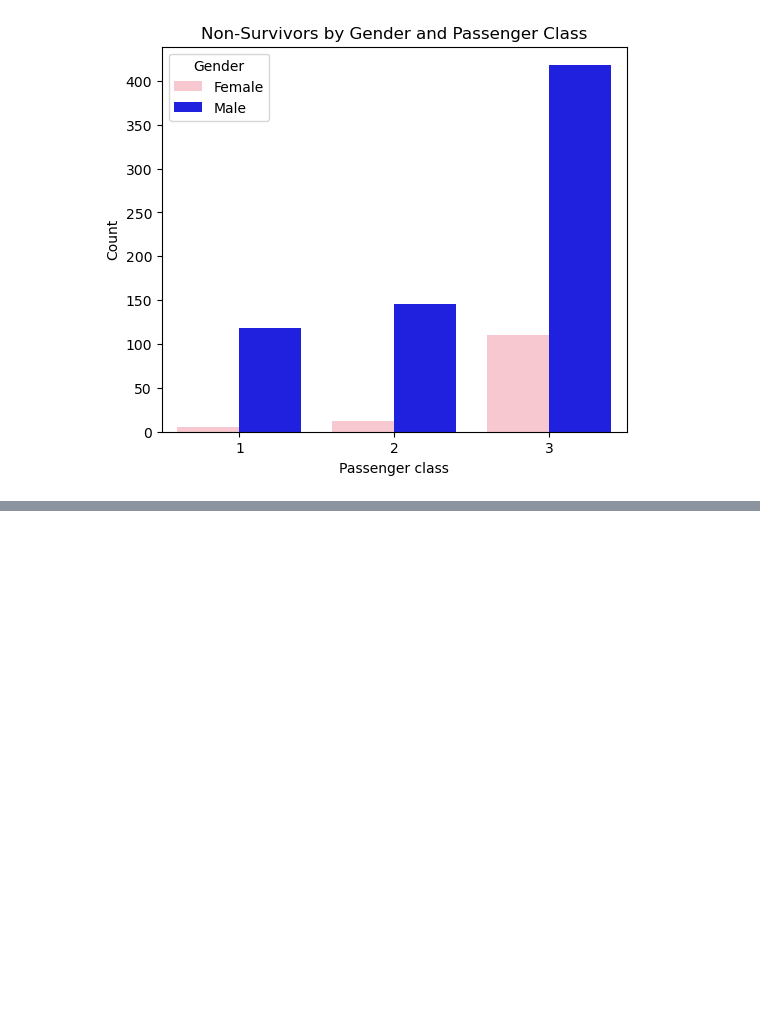
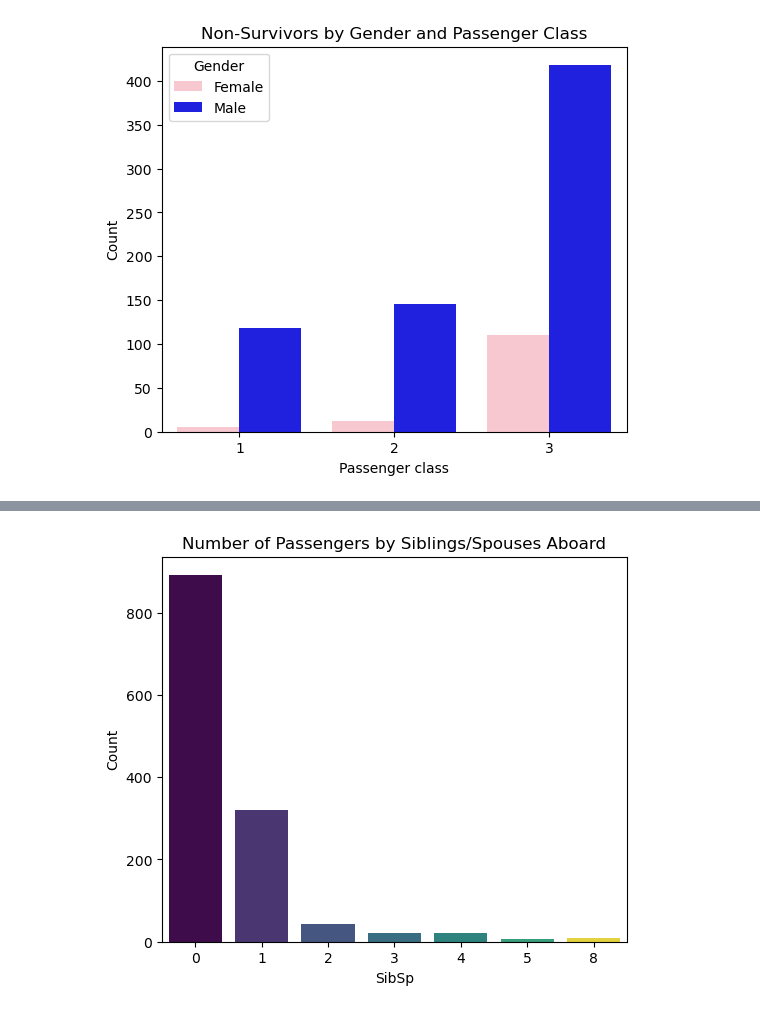
Before and after one commit to Lenida-Daniels/titanic-analysis-and-prediction, a Jupyter notebook: titanic_visualizations.ipynb, the cells around one changed output, grey strips where cells are left out. Saved outputs shown, nothing was run; the diff lists cells and outputs as text; code cells hidden in the pictures; blank space fills up the shorter version.

```diff
--- a/titanic_visualizations.ipynb
+++ b/titanic_visualizations.ipynb
@@ -198,0 +288,9 @@ plt.show()
+# %%
+plt.figure(figsize=(6,5))
+sns.countplot(x='sibsp', data=df, palette='viridis',hue='sibsp',legend=False)
+plt.title('Number of Passengers by Siblings/Spouses Aboard')
+plt.xlabel('SibSp')
+plt.ylabel('Count')
+plt.show()
+# %% [output]
+[figure, added]
```
Also changed, not shown: parts of 13 cells of this notebook.
